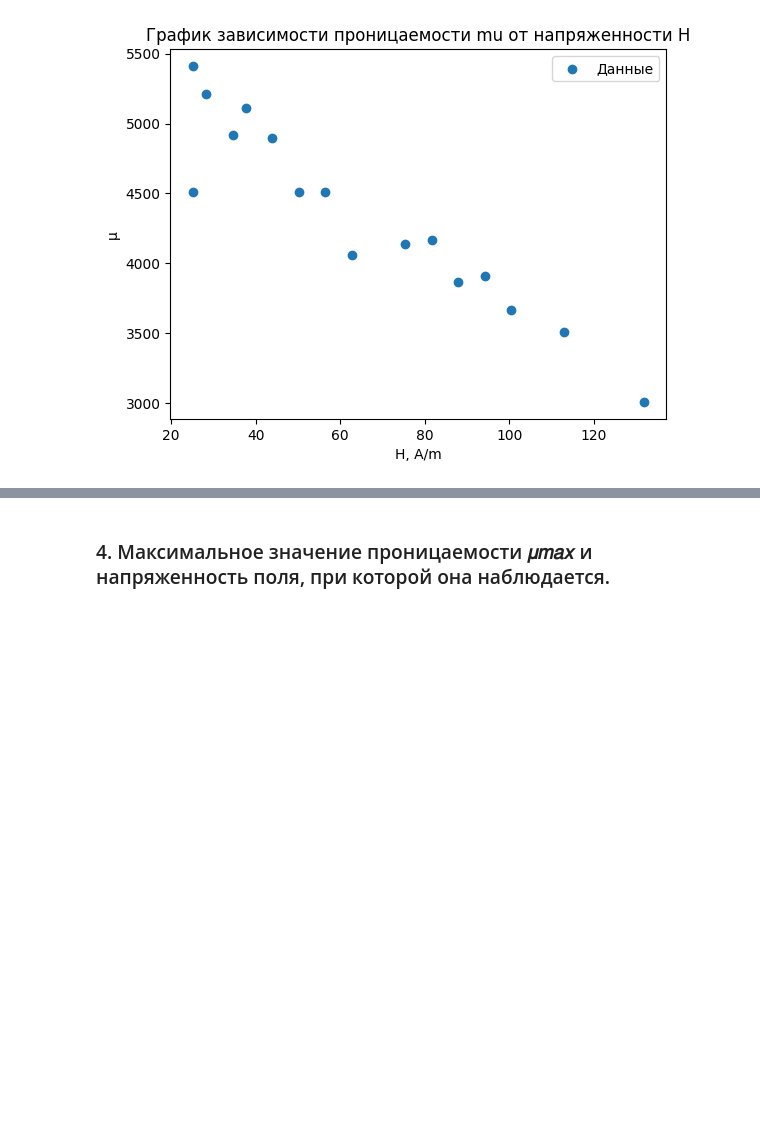
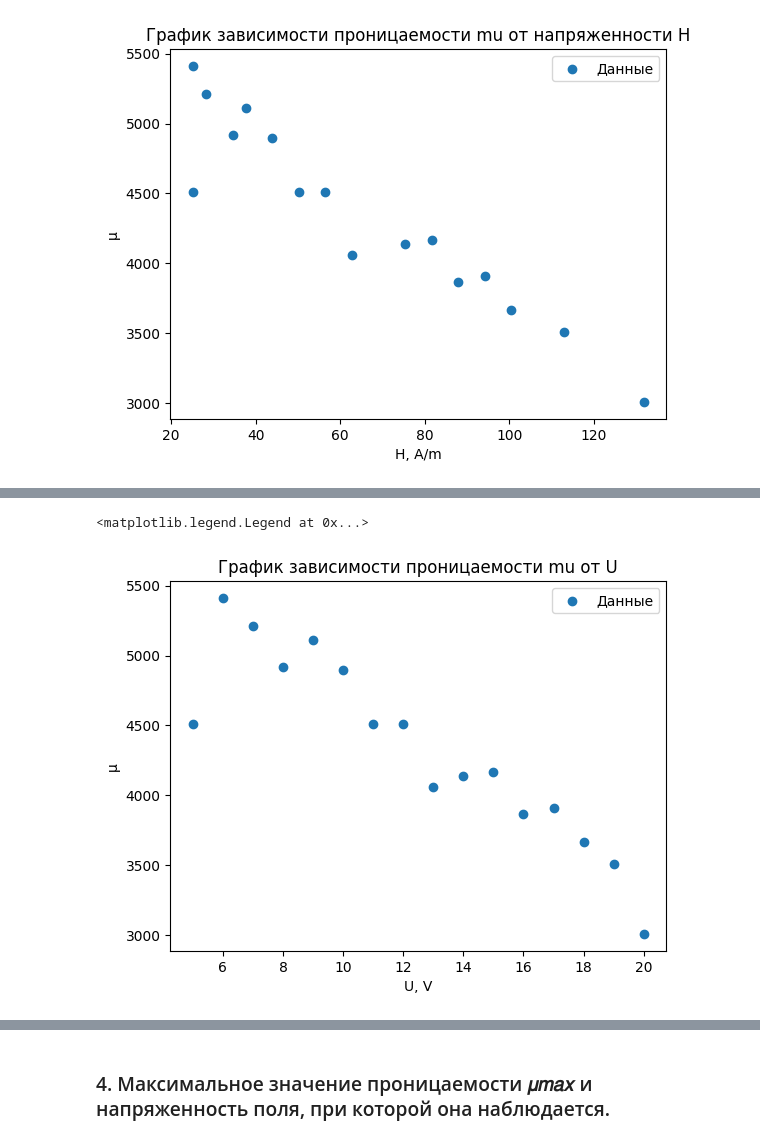
Before and after one commit to lalayants/PhysicsITMO_Electrostatics, a Jupyter notebook: lab3.07/analyze_3.07.ipynb, the cells around one changed output, grey strips where cells are left out. Cells and saved outputs as stored; diff of their text form; code cells hidden in the pictures; blank space fills up the shorter version.

```diff
--- a/lab3.07/analyze_3.07.ipynb
+++ b/lab3.07/analyze_3.07.ipynb
@@ -185,0 +206,9 @@ plt.legend()
+# %%
+plt.scatter(data_3["U, V"], data_3["mu"], label = "Данные")
+plt.xlabel("U, V")
+plt.ylabel("μ")
+plt.title("График зависимости проницаемости mu от U")
+plt.legend()
+# %% [output]
+<matplotlib.legend.Legend at 0x...>
+[figure, added]
```
Also changed, not shown: parts of 2 cells of this notebook, 5 other files.
